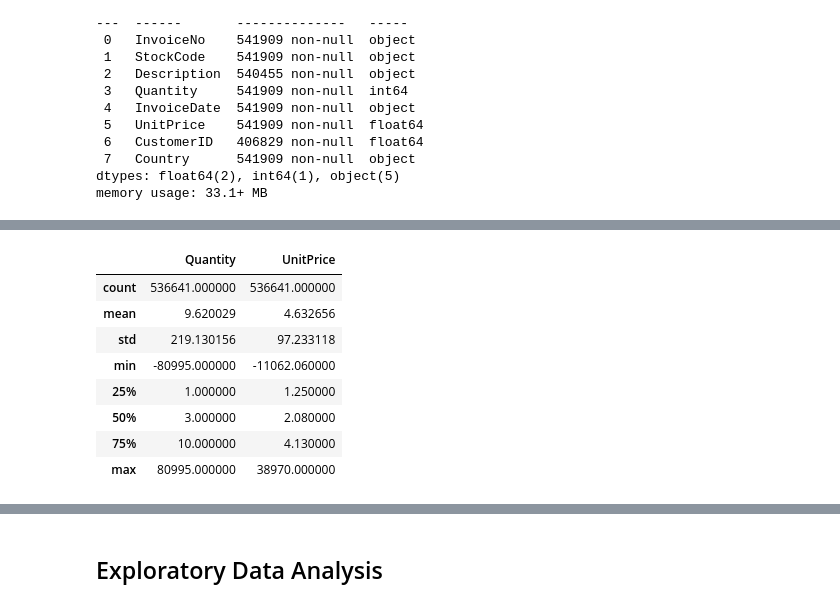
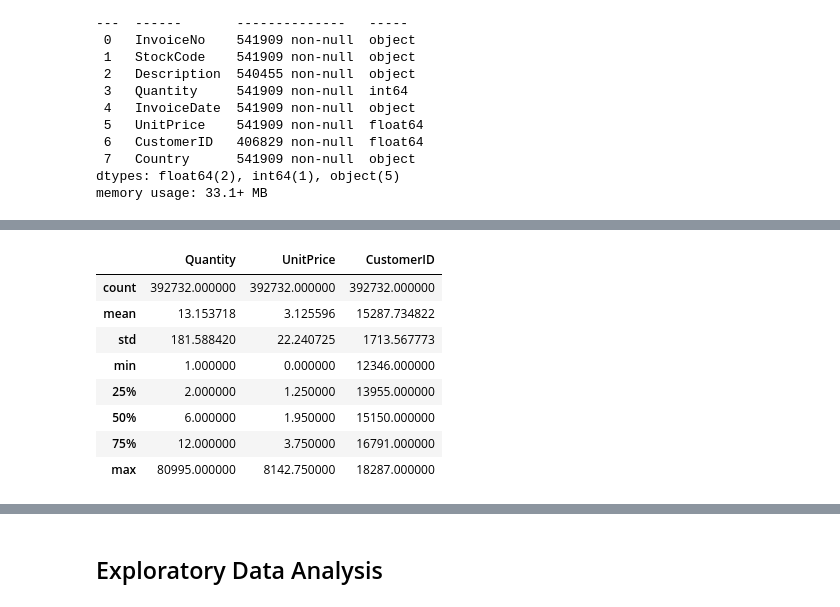
Before and after one commit to sanhiitaa/customer-segmentation-rfm-analysis, a Jupyter notebook: customer_segmentation.ipynb, the cells around one changed output, grey strips where cells are left out. Cells and saved outputs as stored; diff of their text form; code cells hidden in the pictures.

```diff
--- a/customer_segmentation.ipynb
+++ b/customer_segmentation.ipynb
@@ -10,7 +10,7 @@ import numpy as np
 import matplotlib.pyplot as plt
 import seaborn as sns
 # %%
-df=pd.read_csv('OnlineRetail.csv', encoding='ISO-8859-1')
+df=pd.read_csv('/content/drive/MyDrive/datasets/OnlineRetail.csv', encoding='ISO-8859-1')
 df.head()
 # %% [output]
 |  | InvoiceNo | StockCode | Description | Quantity | InvoiceDate | UnitPrice | CustomerID | Country |
@@ -56,8 +58,10 @@ df=df.drop_duplicates()
 # %%
-# checking for null values
-(df.isnull().sum()/len(df))*100
+# checking for percentage of null values
+print((df.isnull().sum()/len(df))*100)
 
-# as we are going to perform behavioral analysis which has to do with purchase trends, the column CustomerID holds no importance.
-# we will drop the column
+# in the customer id column, we will drop the rows with null values.
 # treating null values
-df1=df.drop('CustomerID',axis=1)
+df=df.dropna(subset='CustomerID',axis=0)
+
+# null values after treatement
+print(f'\n\n-----------------\n\n{(df.isnull().sum()/len(df))*100}')
@@ -92,0 +107,6 @@ df1=df1.fillna(value='no description')
+# %%
+# products that were cancelled are identified with a C in the invoice number and contribute to all the negative values.
+print(df[df.InvoiceNo.str.contains('C')])
+
+# removing all cancelled products from the dataset
+df=df[~df.InvoiceNo.str.contains('C',na=False)]
@@ -93,13 +131,13 @@ df1=df1.fillna(value='no description')
 # %%
 # exploring basic statistics
-df1.describe()
+df.describe()
 # %% [output]
-|  | Quantity | UnitPrice |
-| count | 536641.000000 | 536641.000000 |
-| mean | 9.620029 | 4.632656 |
-| std | 219.130156 | 97.233118 |
-| min | -80995.000000 | -11062.060000 |
-| 25% | 1.000000 | 1.250000 |
-| 50% | 3.000000 | 2.080000 |
-| 75% | 10.000000 | 4.130000 |
-| max | 80995.000000 | 38970.000000 |
+|  | Quantity | UnitPrice | CustomerID |
+| count | 392732.000000 | 392732.000000 | 392732.000000 |
+| mean | 13.153718 | 3.125596 | 15287.734822 |
+| std | 181.588420 | 22.240725 | 1713.567773 |
+| min | 1.000000 | 0.000000 | 12346.000000 |
+| 25% | 2.000000 | 1.250000 | 13955.000000 |
+| 50% | 6.000000 | 1.950000 | 15150.000000 |
+| 75% | 12.000000 | 3.750000 | 16791.000000 |
+| max | 80995.000000 | 8142.750000 | 18287.000000 |
```
Also changed, not shown: parts of 32 cells of this notebook.
